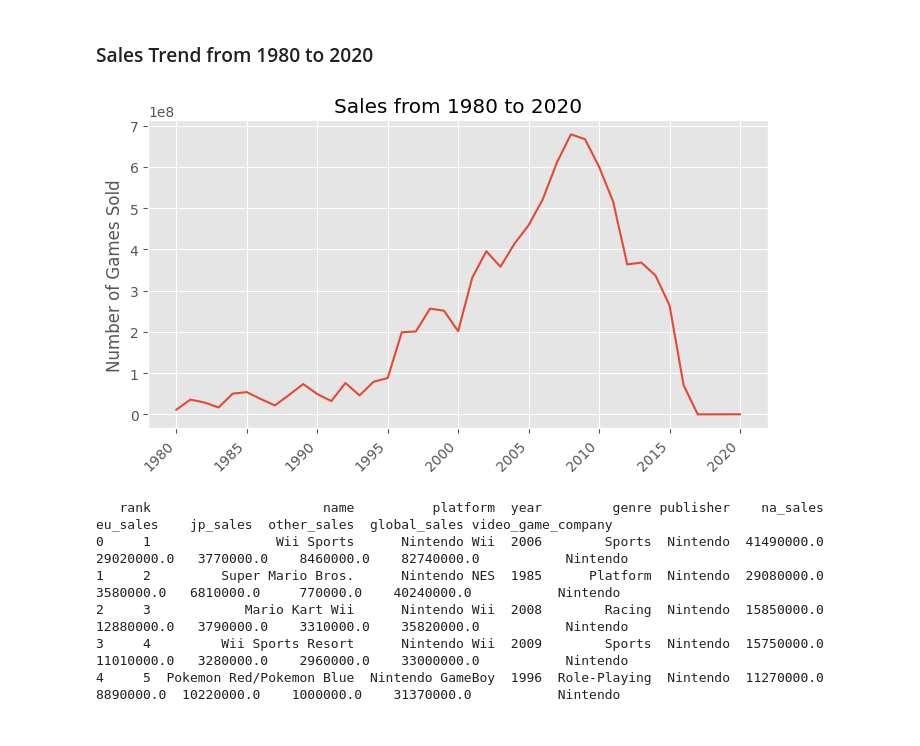
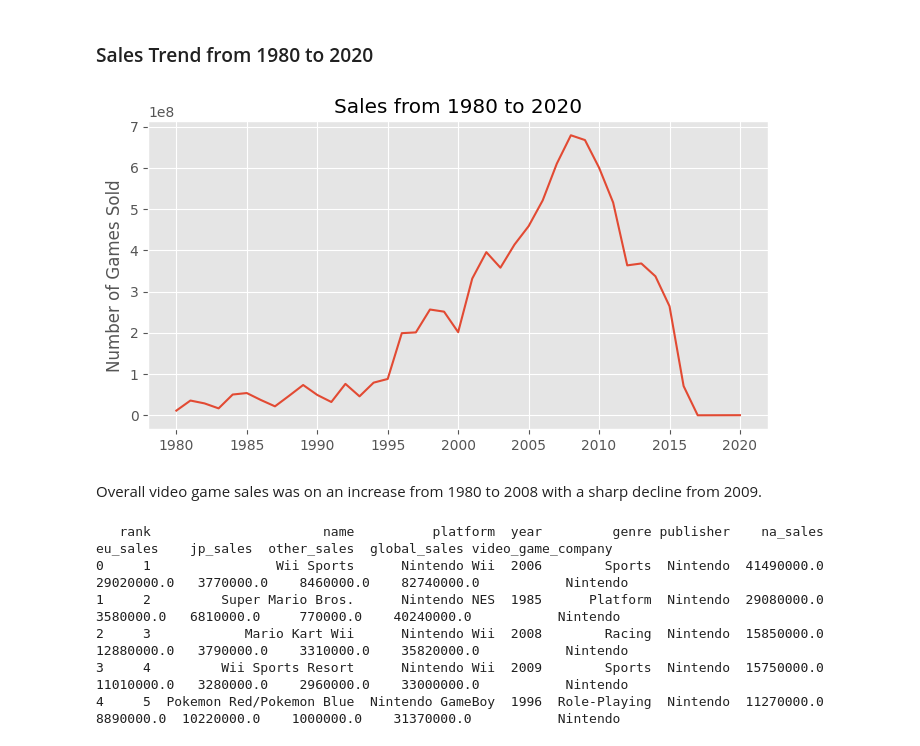
Before and after one commit to timjrchan/Video_Games_Sales_Analysis, a Jupyter notebook: code/01_Video_Game_Sales.ipynb, the cells around one changed output. Saved outputs shown, nothing was run; the diff lists cells and outputs as text; code cells hidden in the pictures.

```diff
--- a/code/01_Video_Game_Sales.ipynb
+++ b/code/01_Video_Game_Sales.ipynb
@@ -397,22 +494,23 @@ strat_df = sales[sales['genre'] == genre_list[-1]] # strategy genre
 # %%
 # Distribution of sales over time
 
 most_sales_year = sales.groupby('year')['global_sales'].sum()
 
 plt.figure(figsize=(8,4))
 
 sns.lineplot(x = most_sales_year.index.to_list(), y = most_sales_year.values)
 
 # set plot information
 plt.title('Sales from 1980 to 2020')
 plt.xlabel('')
 plt.ylabel('Number of Games Sold')
 
-plt.xticks(rotation = 45, ha = 'right')
 
 plt.show()
 # %% [output]
-[figure, old version]
+[figure, new version]
+# %% [markdown]
+Overall video game sales was on an increase from 1980 to 2008 with a sharp decline from 2009.
 # %%
 # Create a new column for video game company
 
```
Also changed, not shown: parts of 9 cells of this notebook, 1 other file.
